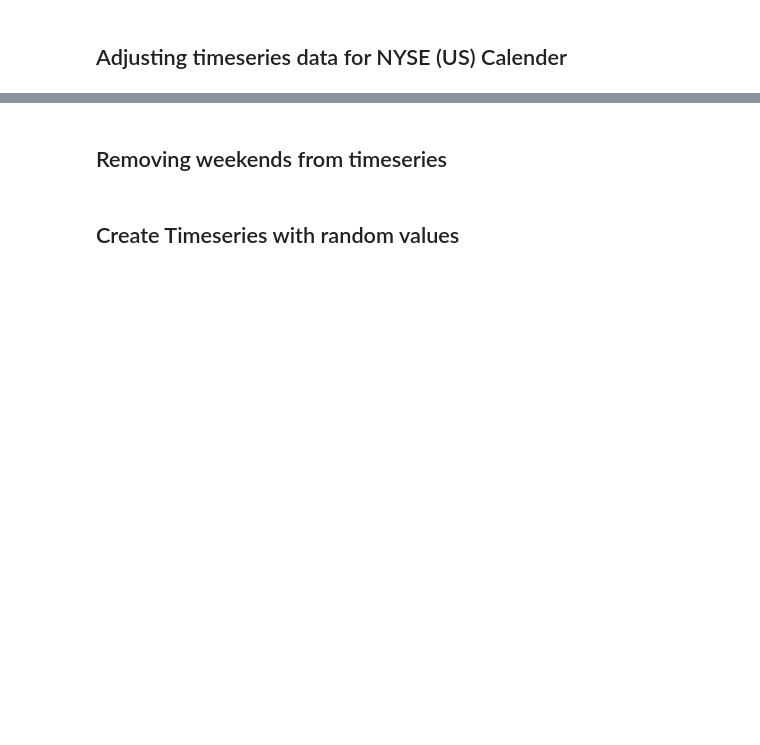
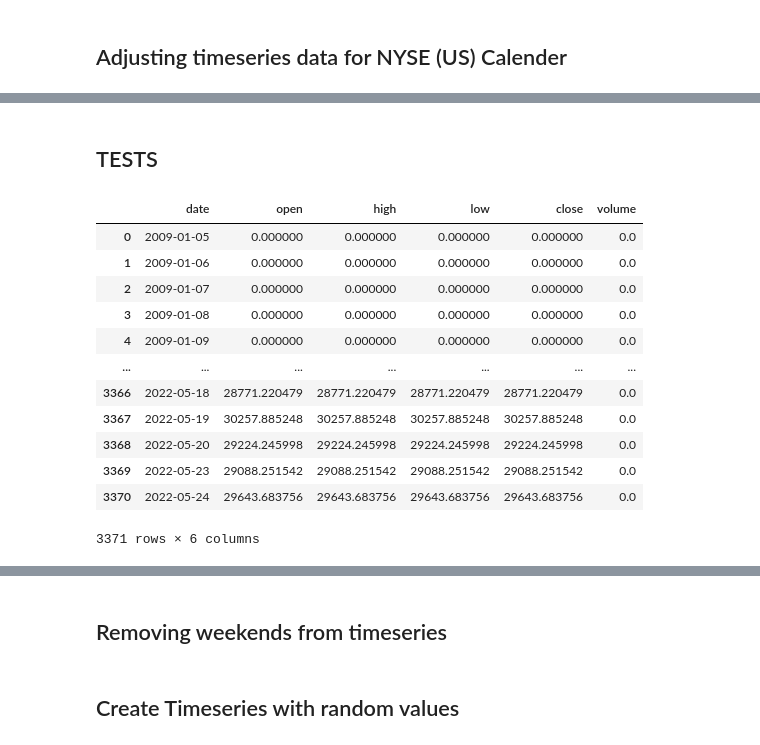
Before and after one commit to francoishcm/BackTesting, a Jupyter notebook: Zipline_Reloaded_BacktestEngine_10_05072022.ipynb, the cells around one changed output, grey strips where cells are left out. Saved outputs shown, nothing was run; the diff lists cells and outputs as text; code cells hidden in the pictures; blank space fills up the shorter version.

```diff
--- a/Zipline_Reloaded_BacktestEngine_10_05072022.ipynb
+++ b/Zipline_Reloaded_BacktestEngine_10_05072022.ipynb
@@ -1301,0 +1480,36 @@ BITCOIN
+# %% [markdown]
+## TESTS
+# %%
+#import required libraries
+import pandas as pd
+import numpy as np
+
+
+#Load final data to file to dataframe
+BITCOIN = pd.read_csv('/content/drive/MyDrive/Colab Notebooks/My Project Folder/crypto/crypto bundle/BITCOIN3.csv')
+
+# Remove two columns name is 'C' and 'D'
+df = BITCOIN.drop(['high', 'open','low'], axis=1)
+
+df['open'] = df['close'] - (0 * df ['close'])
+df['high'] = df['open'] - (0 * df ['open'])
+df['low'] = df['high'] - (0 * df ['high'])
+
+# Rearrange columns
+df = df[['date','open','high','low','close','volume']]
+
+df
+# %% [output]
+|  | date | open | high | low | close | volume |
+| 0 | 2009-01-05 | 0.000000 | 0.000000 | 0.000000 | 0.000000 | 0.0 |
+| 1 | 2009-01-06 | 0.000000 | 0.000000 | 0.000000 | 0.000000 | 0.0 |
+| 2 | 2009-01-07 | 0.000000 | 0.000000 | 0.000000 | 0.000000 | 0.0 |
+| 3 | 2009-01-08 | 0.000000 | 0.000000 | 0.000000 | 0.000000 | 0.0 |
+| 4 | 2009-01-09 | 0.000000 | 0.000000 | 0.000000 | 0.000000 | 0.0 |
+| ... | ... | ... | ... | ... | ... | ... |
+| 3366 | 2022-05-18 | 28771.220479 | 28771.220479 | 28771.220479 | 28771.220479 | 0.0 |
+| 3367 | 2022-05-19 | 30257.885248 | 30257.885248 | 30257.885248 | 30257.885248 | 0.0 |
+| 3368 | 2022-05-20 | 29224.245998 | 29224.245998 | 29224.245998 | 29224.245998 | 0.0 |
+| 3369 | 2022-05-23 | 29088.251542 | 29088.251542 | 29088.251542 | 29088.251542 | 0.0 |
+| 3370 | 2022-05-24 | 29643.683756 | 29643.683756 | 29643.683756 | 29643.683756 | 0.0 |
+3371 rows × 6 columns
```
Also changed, not shown: parts of 14 cells of this notebook.
